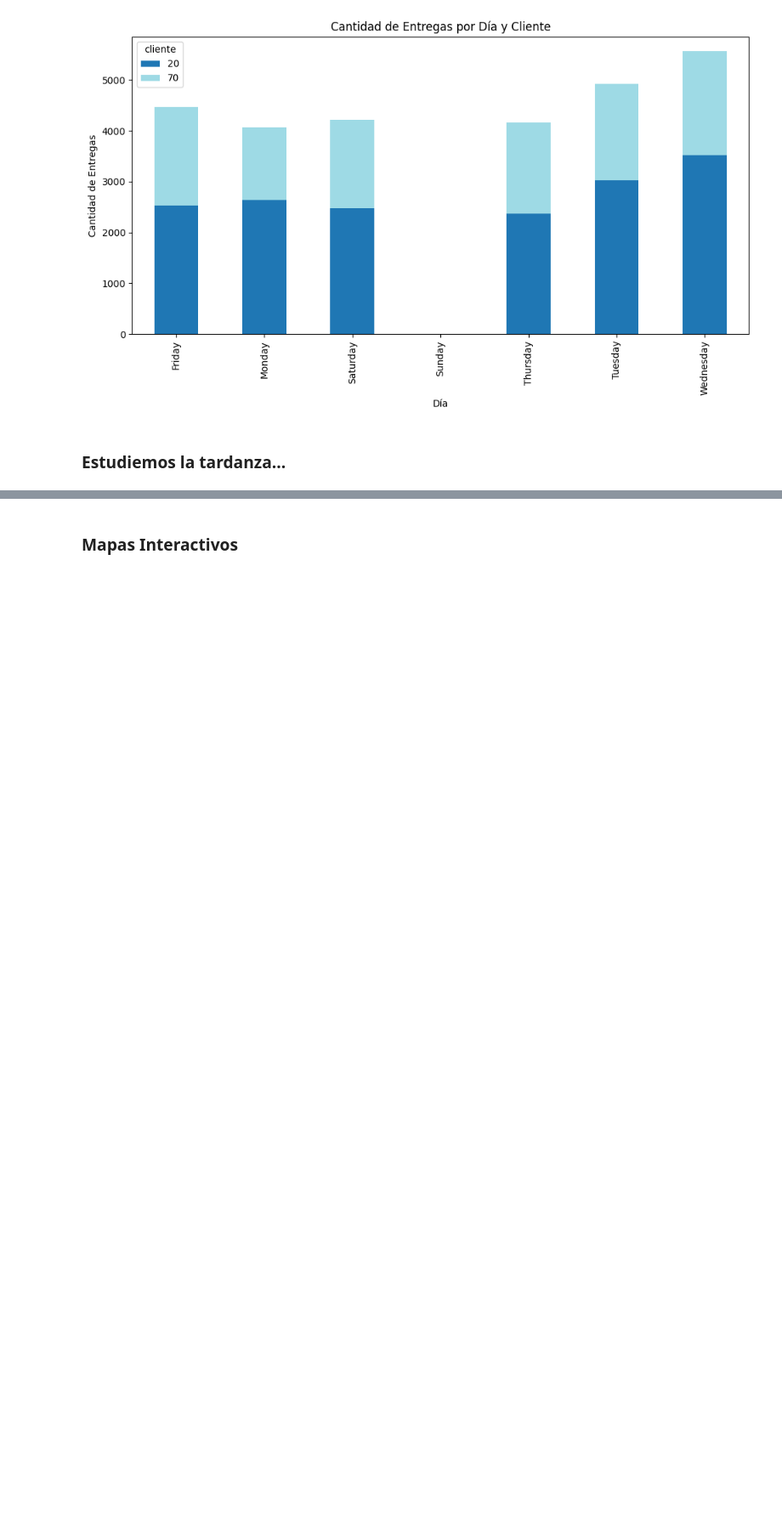
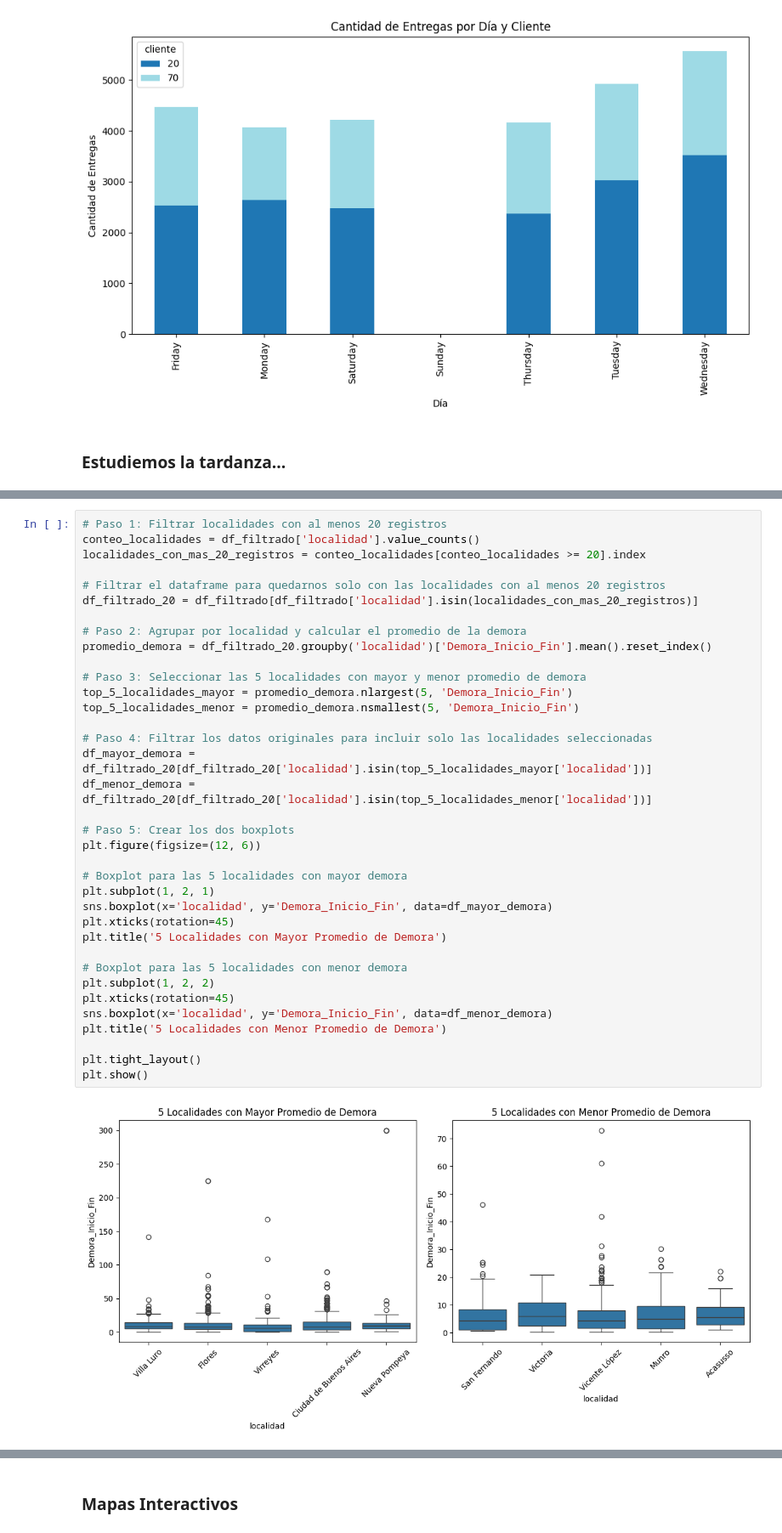
Before and after one commit to Maximo-Verdondoni/DesafioiFlow, a Jupyter notebook: Visualizacion.ipynb, the cells around one changed output, grey strips where cells are left out. Shown at 85% size. Drawn from its saved outputs; the diff is of its cells as text; blank space fills up the shorter version.

```diff
--- a/Visualizacion.ipynb
+++ b/Visualizacion.ipynb
@@ -268,0 +302,38 @@ plt.show()
+# %%
+# Paso 1: Filtrar localidades con al menos 20 registros
+conteo_localidades = df_filtrado['localidad'].value_counts()
+localidades_con_mas_20_registros = conteo_localidades[conteo_localidades >= 20].index
+
+# Filtrar el dataframe para quedarnos solo con las localidades con al menos 20 registros
+df_filtrado_20 = df_filtrado[df_filtrado['localidad'].isin(localidades_con_mas_20_registros)]
+
+# Paso 2: Agrupar por localidad y calcular el promedio de la demora
+promedio_demora = df_filtrado_20.groupby('localidad')['Demora_Inicio_Fin'].mean().reset_index()
+
+# Paso 3: Seleccionar las 5 localidades con mayor y menor promedio de demora
+top_5_localidades_mayor = promedio_demora.nlargest(5, 'Demora_Inicio_Fin')
+top_5_localidades_menor = promedio_demora.nsmallest(5, 'Demora_Inicio_Fin')
+
+# Paso 4: Filtrar los datos originales para incluir solo las localidades seleccionadas
+df_mayor_demora = df_filtrado_20[df_filtrado_20['localidad'].isin(top_5_localidades_mayor['localidad'])]
+df_menor_demora = df_filtrado_20[df_filtrado_20['localidad'].isin(top_5_localidades_menor['localidad'])]
+
+# Paso 5: Crear los dos boxplots
+plt.figure(figsize=(12, 6))
+
+# Boxplot para las 5 localidades con mayor demora
+plt.subplot(1, 2, 1)
+sns.boxplot(x='localidad', y='Demora_Inicio_Fin', data=df_mayor_demora)
+plt.xticks(rotation=45)
+plt.title('5 Localidades con Mayor Promedio de Demora')
+
+# Boxplot para las 5 localidades con menor demora
+plt.subplot(1, 2, 2)
+plt.xticks(rotation=45)
+sns.boxplot(x='localidad', y='Demora_Inicio_Fin', data=df_menor_demora)
+plt.title('5 Localidades con Menor Promedio de Demora')
+
+plt.tight_layout()
+plt.show()
+# %% [output]
+[figure, added]
```
Also changed, not shown: parts of 23 cells of this notebook.
